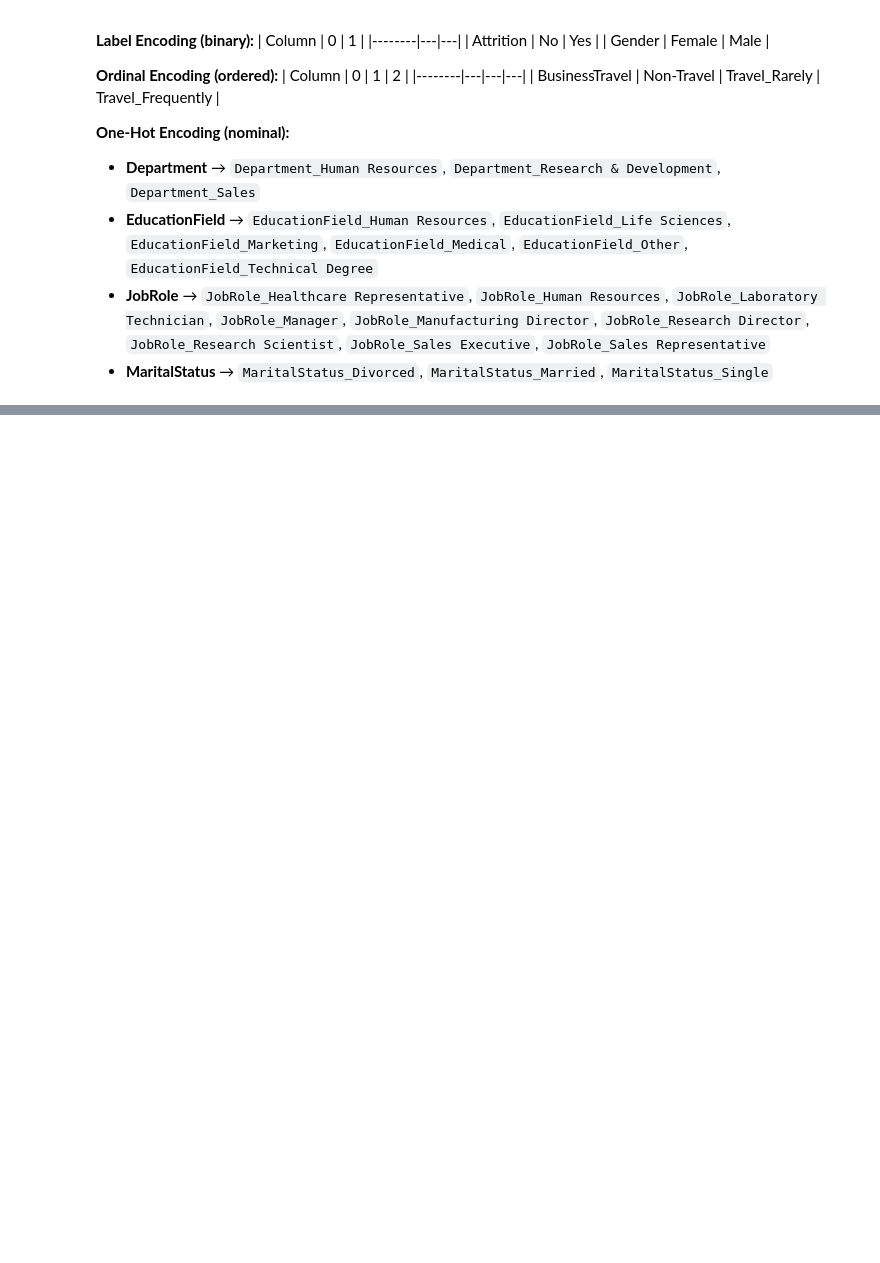
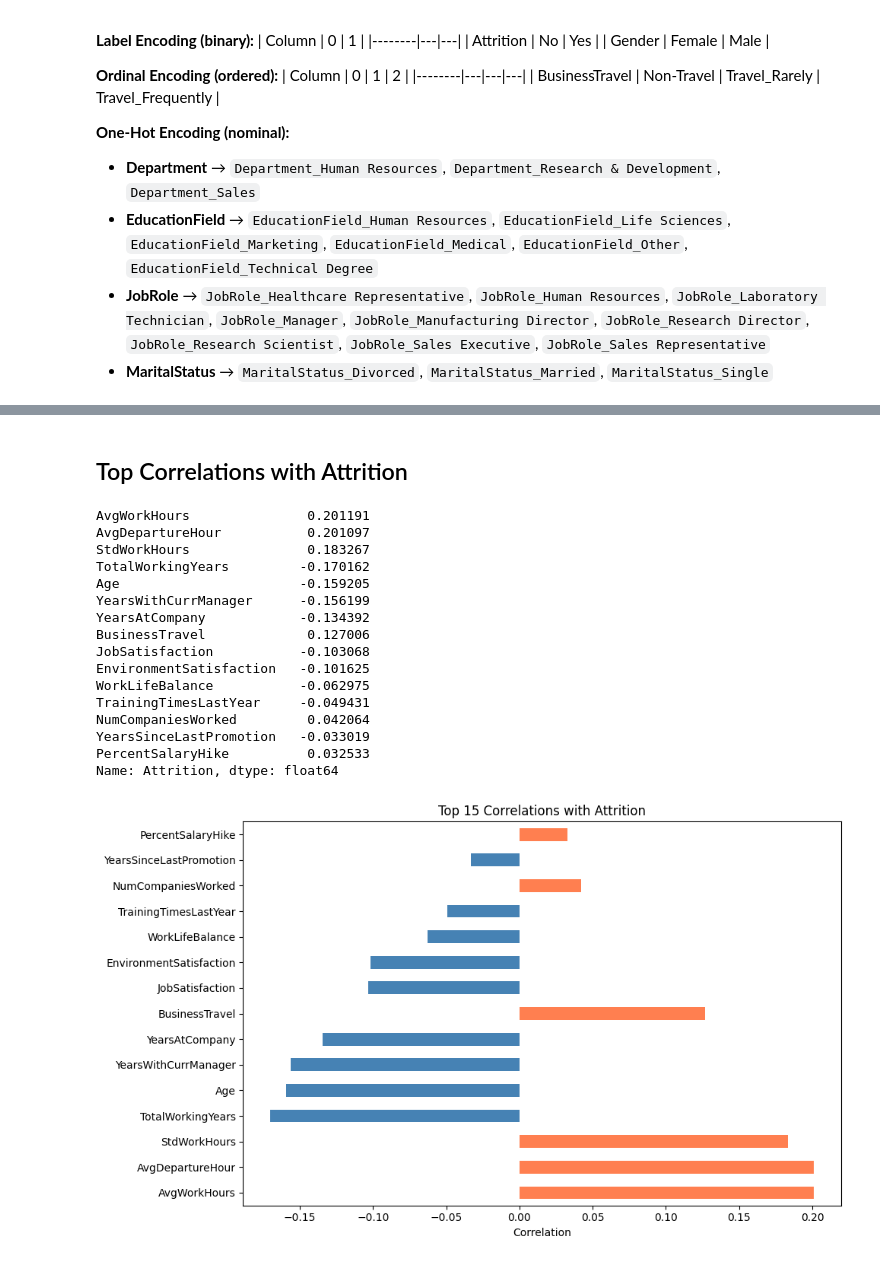
Before and after one commit to Ilyass1309/employee-attrition-prediction, a Jupyter notebook: attrition_analysis.ipynb, the cells around one changed output, grey strips where cells are left out. Cells and saved outputs as stored; diff of their text form; code cells hidden in the pictures; blank space fills up the shorter version.

```diff
--- a/attrition_analysis.ipynb
+++ b/attrition_analysis.ipynb
@@ -359,0 +400,30 @@ df.head()
+# %% [markdown]
+## Top Correlations with Attrition
+# %%
+attrition_corr = corr["Attrition"].drop("Attrition").sort_values(key=abs, ascending=False)
+print(attrition_corr.head(15))
+
+plt.figure(figsize=(10, 6))
+attrition_corr.head(15).plot(kind="barh", color=["coral" if x > 0 else "steelblue" for x in attrition_corr.head(15)])
+plt.title("Top 15 Correlations with Attrition")
+plt.xlabel("Correlation")
+plt.tight_layout()
+plt.show()
+# %% [output]
+AvgWorkHours               0.201191
+AvgDepartureHour           0.201097
+StdWorkHours               0.183267
+TotalWorkingYears         -0.170162
+Age                       -0.159205
+YearsWithCurrManager      -0.156199
+YearsAtCompany            -0.134392
+BusinessTravel             0.127006
+JobSatisfaction           -0.103068
+EnvironmentSatisfaction   -0.101625
+WorkLifeBalance           -0.062975
+TrainingTimesLastYear     -0.049431
+NumCompaniesWorked         0.042064
+YearsSinceLastPromotion   -0.033019
+PercentSalaryHike          0.032533
+Name: Attrition, dtype: float64
+[figure, added]
```
Also changed, not shown: parts of 7 cells of this notebook.
